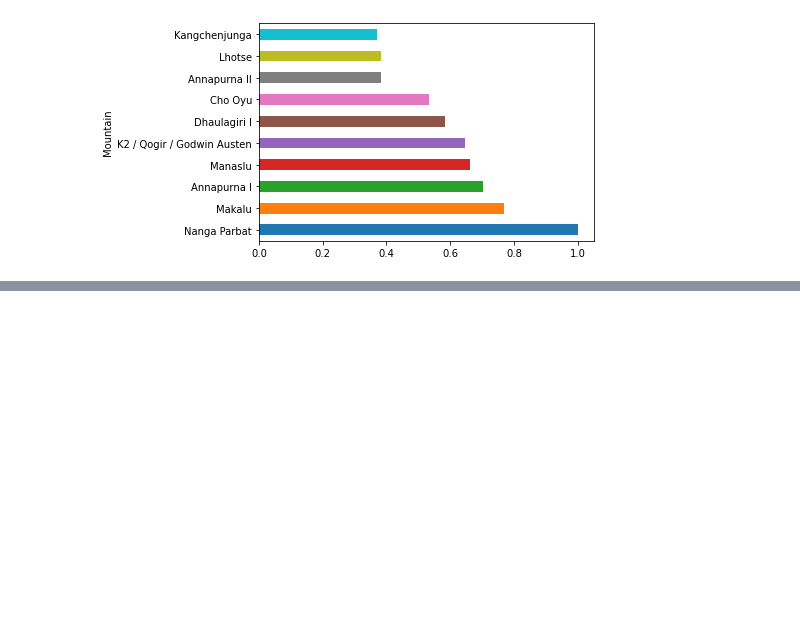
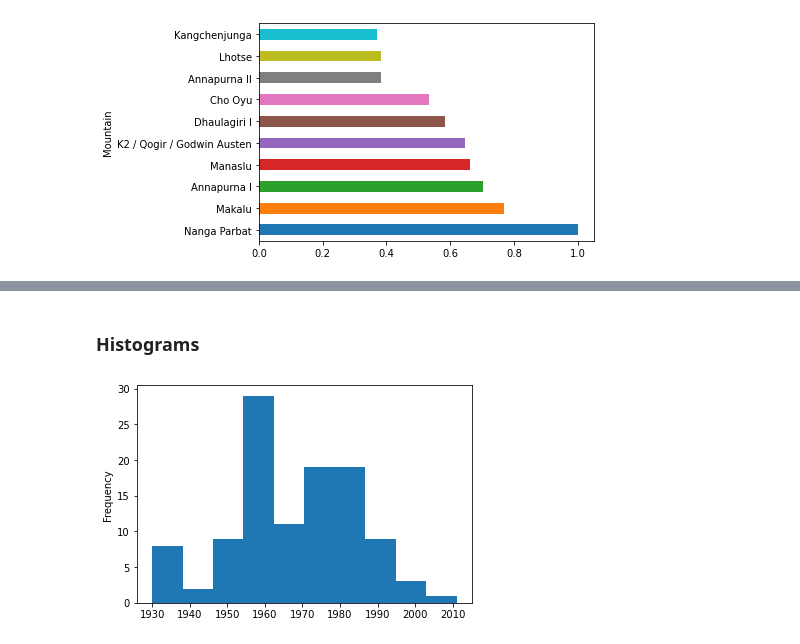
Before and after one commit to maungmoemyint/course1sub05unit02, a Jupyter notebook: Mountains.ipynb, the cells around one changed output, grey strips where cells are left out. Drawn from its saved outputs; the diff is of its cells as text; code cells hidden in the pictures; blank space fills up the shorter version.

Commit message:
Histogram
Histogram with titles, labels based on First ascent column

```diff
--- a/Mountains.ipynb
+++ b/Mountains.ipynb
@@ -453,0 +461,9 @@ plt.show(bar_plot)
+# %% [markdown]
+### Histograms
+# %%
+# Histogram is frequency of a values within or at the defined column
+
+df["First ascent"].plot.hist()
+plt.show()
+# %% [output]
+[figure, added]
```
Also changed, not shown: parts of 4 cells of this notebook, 2 other files.
